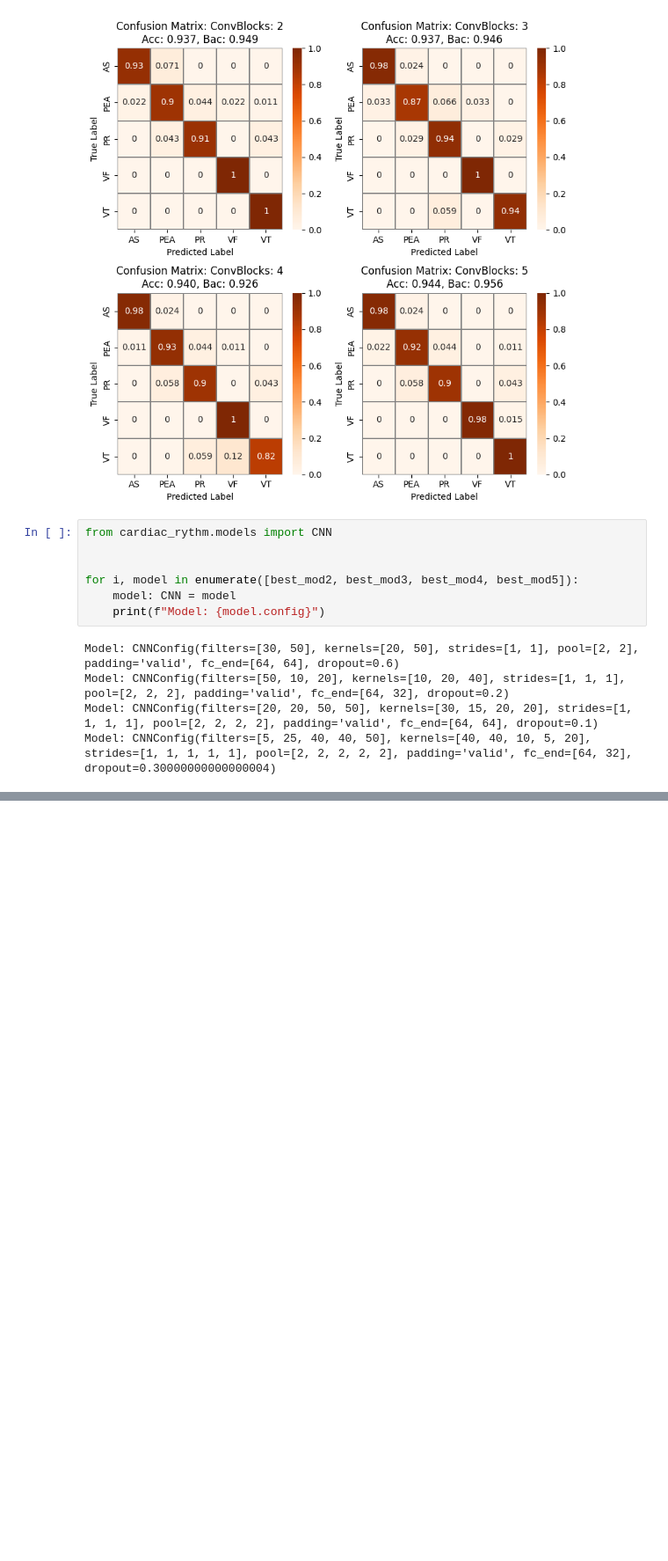
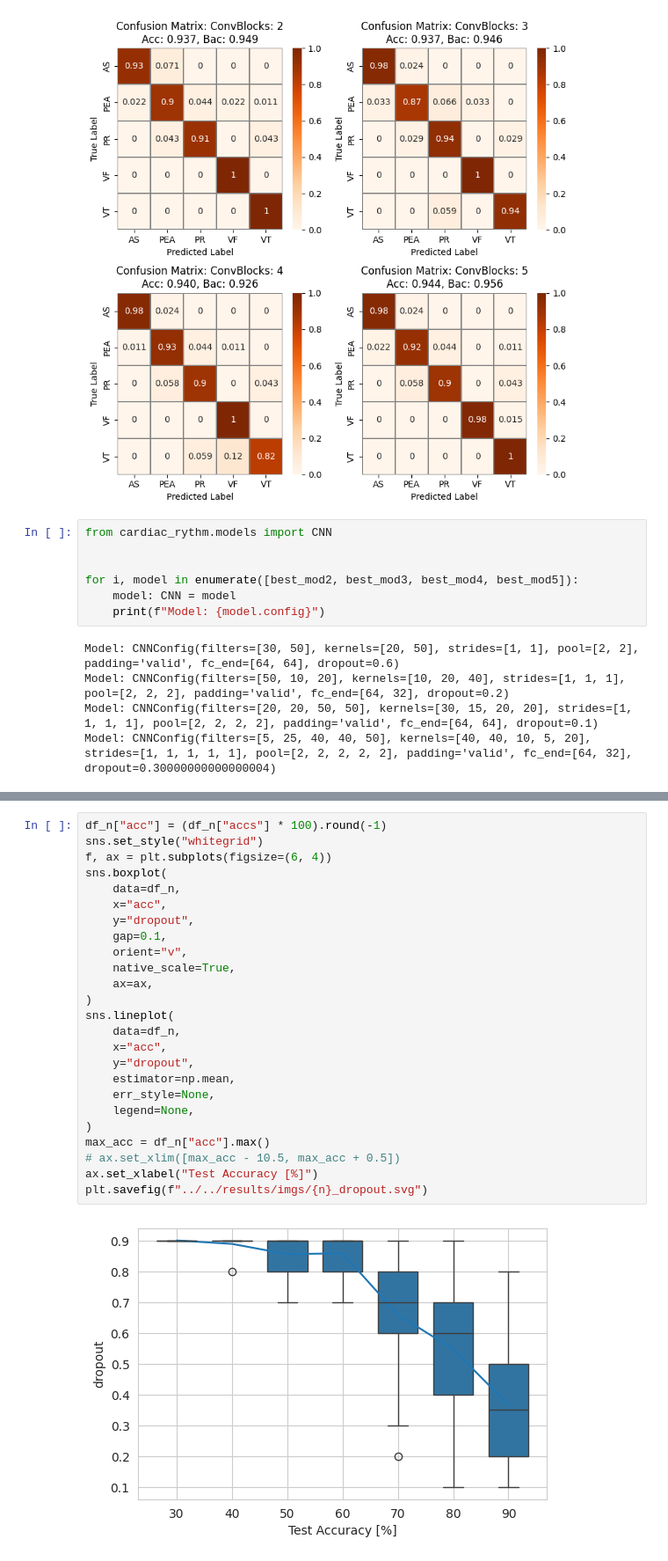
Before and after one commit to halli2/heart_rythm_interpretation, a Jupyter notebook: src/notebooks/results_hyper.ipynb, the cells around one changed output, grey strips where cells are left out. Shown at 88% size. Saved outputs shown, nothing was run; the diff lists cells and outputs as text; blank space fills up the shorter version.

```diff
--- a/src/notebooks/results_hyper.ipynb
+++ b/src/notebooks/results_hyper.ipynb
@@ -197,0 +352,27 @@ plt.show()
+# %%
+df_n["acc"] = (df_n["accs"] * 100).round(-1)
+sns.set_style("whitegrid")
+f, ax = plt.subplots(figsize=(6, 4))
+sns.boxplot(
+    data=df_n,
+    x="acc",
+    y="dropout",
+    gap=0.1,
+    orient="v",
+    native_scale=True,
+    ax=ax,
+)
+sns.lineplot(
+    data=df_n,
+    x="acc",
+    y="dropout",
+    estimator=np.mean,
+    err_style=None,
+    legend=None,
+)
+max_acc = df_n["acc"].max()
+# ax.set_xlim([max_acc - 10.5, max_acc + 0.5])
+ax.set_xlabel("Test Accuracy [%]")
+plt.savefig(f"../../results/imgs/{n}_dropout.svg")
+# %% [output]
+[figure, added]
```
Also changed, not shown: parts of 13 cells of this notebook, 2 other files.
